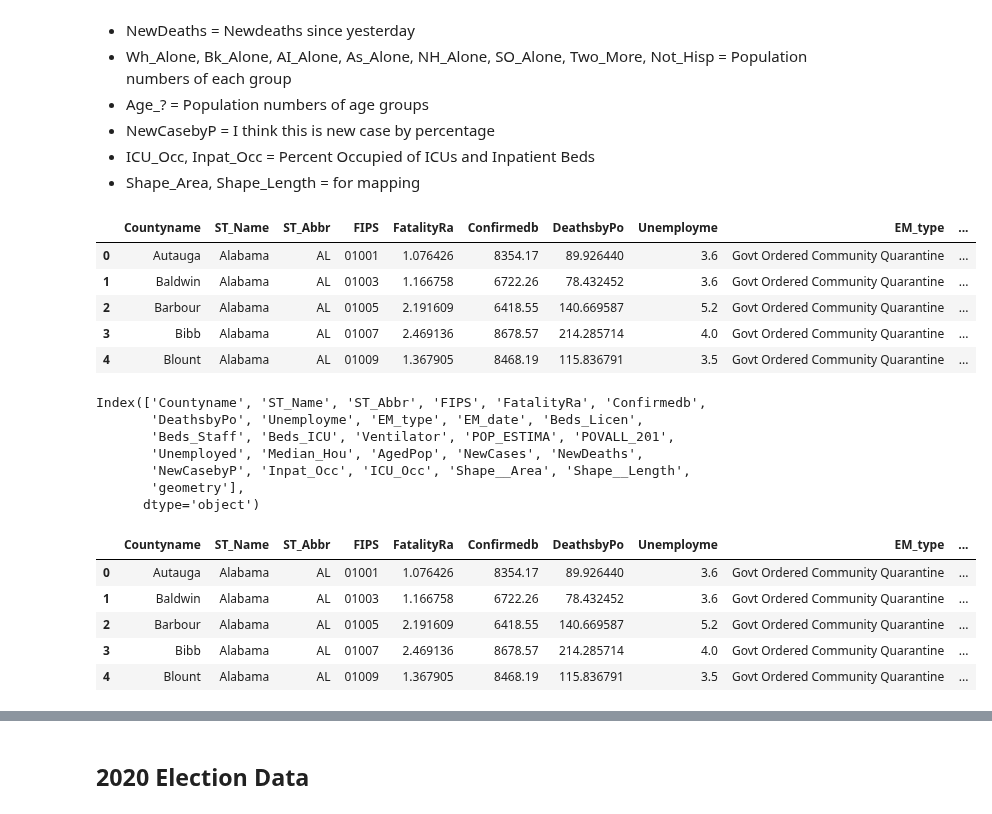
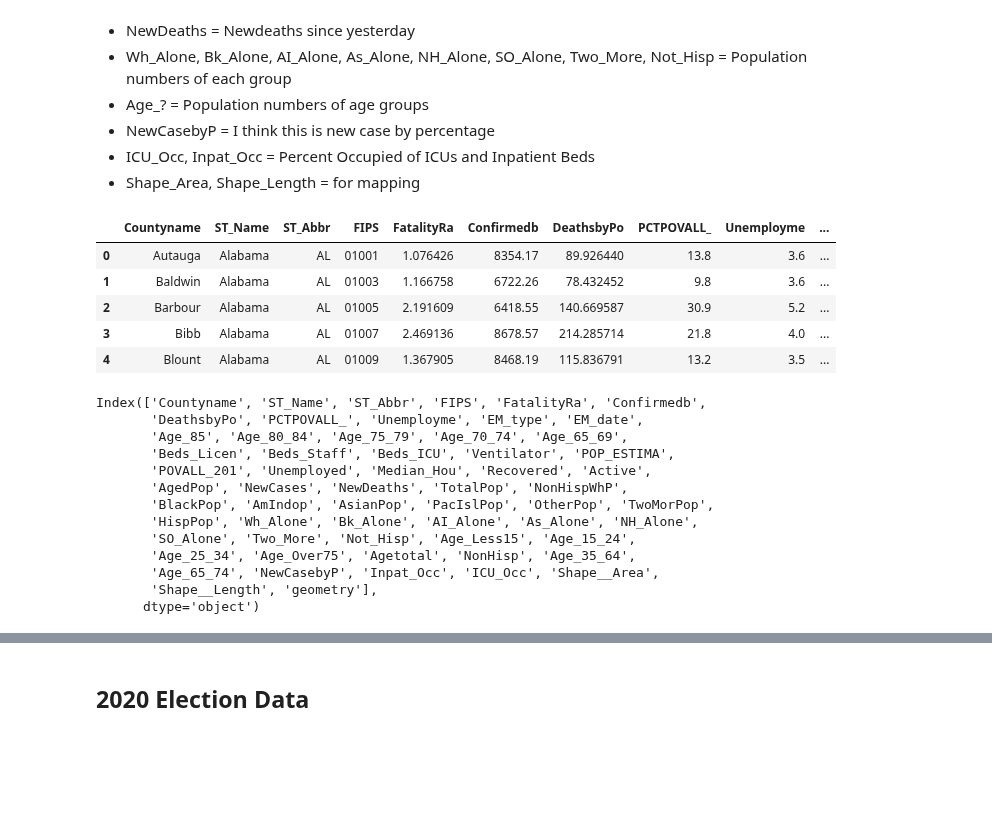
Before and after one commit to datascisteven/The-Masked-Politic, a Jupyter notebook: Phase_3_Project.ipynb, the cells around one changed output, grey strips where cells are left out. Saved outputs shown, nothing was run; the diff lists cells and outputs as text; code cells hidden in the pictures; blank space fills up the shorter version.

```diff
--- a/Phase_3_Project.ipynb
+++ b/Phase_3_Project.ipynb
@@ -197,9 +149,9 @@ This web map created and maintained by the Centers for Civic Impact at the Johns
 
  For more information on Johns Hopkins University’s response to COVID-19, visit the Johns Hopkins Coronavirus Resource Center where our experts help to advance understanding of the virus, inform the public, and brief policymakers in order to guide a response, improve care, and save lives.
 # %%
-data2 = gpd.read_file('https://opendata.arcgis.com/datasets/4cb598ae041348fb92270f102a6783cb_0.geojson')
-print(data2.shape)
-data2.head()
+geo = gpd.read_file('https://opendata.arcgis.com/datasets/4cb598ae041348fb92270f102a6783cb_0.geojson')
+print(geo.shape)
+geo.head()
 # %% [output]
 (3331, 88)
 |  | OBJECTID | Countyname | ST_Name | ST_Abbr | ST_ID | FIPS | FatalityRa | Confirmedb | DeathsbyPo | ... |
@@ -233,48 +185,44 @@ data2.head()
 - NewCasebyP = I think this is new case by percentage
 - ICU_Occ, Inpat_Occ = Percent Occupied of ICUs and Inpatient Beds
 - Shape_Area, Shape_Length = for mapping
+# %%
+# remove all the rows with Unassigned and Out of [State] designations for county name, as well as Puerto Rico
+geo = geo[~geo.Countyname.str.contains("Out of")]
+geo = geo[~geo.Countyname.str.contains("Unassigned")]
+geo = geo[~geo.ST_Name.str.contains("Puerto Rico")]
+geo.drop(geo.tail(7).index, inplace=True)
 # %%
-# remove all the rows with Unassigned and Out of [State] designations for county name, as well as Puerto Rico
-data2 = data2[~data2.Countyname.str.contains("Out of")]
-data2 = data2[~data2.Countyname.str.contains("Unassigned")]
-data2 = data2[~data2.ST_Name.str.contains("Puerto Rico")]
-data2.drop(data2.tail(7).index, inplace=True)
 # remove Day_1 to Day_14 columns, unclear what the days represent
-data2.drop(columns=['Day_1', 'Day_2', 'Day_3', 'Day_4', 'Day_5', 'Day_6', 'Day_7', 'Day_8', 'Day_9', 'Day_10', 'Day_11', 'Day_12', 'Day_13', 'Day_14'], inplace=True)
+geo.drop(columns=['Day_1', 'Day_2', 'Day_3', 'Day_4', 'Day_5', 'Day_6', 'Day_7', 'Day_8', 'Day_9', 'Day_10', 'Day_11', 'Day_12', 'Day_13', 'Day_14'], inplace=True)
 # State level data columns were dropped, as well as any ID and repeated population data
-data2.drop(columns=['OBJECTID', 'ST_ID', 'PCTPOVALL_', 'Med_HH_Inc', 'State_Fata', 'DateChecke', 'url', 'Thumbnail', 'State_Conf', 'State_Deat', 'State_Reco', 'State_Test', 'TotalPop', 'NonHispWhP', 'BlackPop', 'AmIndop', 'PacIslPop', 'OtherPop', 'TwoMorPop', 'HispPop', 'NonHisp', 'AsianPop'], inplace=True)
-data2.drop(columns=['Wh_Alone', 'Bk_Alone', 'AI_Alone', 'As_Alone', 'NH_Alone', 'SO_Alone', 'Two_More', 'Not_Hisp', 'Age_Over75'], inplace=True)
+geo.drop(columns=['OBJECTID', 'ST_ID', 'Med_HH_Inc', 'State_Fata', 'DateChecke', 'url', 'Thumbnail', 'State_Conf', 'State_Deat', 'State_Reco', 'State_Test'], inplace=True)
 # Kept Deaths per
-data2.drop(columns=['Confirmed', 'Deaths'], inplace=True)
-# remove all age category data, as there is not statistical difference between the various age groups above 65
-data2.drop(columns=['Age_85', 'Age_80_84', 'Age_75_79', 'Age_70_74', 'Age_65_69', 'Agetotal', 'Age_Less15', 'Age_15_24', 'Age_25_34', 'Age_35_64', 'Age_65_74'], inplace=True)
-# Columns are mostly empty values and difficult to categorize
-data2.drop(columns=['Recovered', 'Active', 'EM_notes'], inplace=True)
+geo.drop(columns=['Confirmed', 'Deaths', 'EM_notes'], inplace=True)
+# %%
+geo.EM_type = geo.EM_type.replace({'Govt Ordered Community Quarantine': 'CQ', 'Govt Directed Social Distancing': 'SD'})
+geo.EM_date = geo.EM_date.str.extract(r'((\d+)\/(\d{2})\/(\d{4}))')
 # %%
-data2.head()
+geo.head()
 # %% [output]
-|  | Countyname | ST_Name | ST_Abbr | FIPS | FatalityRa | Confirmedb | DeathsbyPo | Unemployme | EM_type | ... |
-| 0 | Autauga | Alabama | AL | 01001 | 1.076426 | 8354.17 | 89.926440 | 3.6 | Govt Ordered Community Quarantine | ... |
-| 1 | Baldwin | Alabama | AL | 01003 | 1.166758 | 6722.26 | 78.432452 | 3.6 | Govt Ordered Community Quarantine | ... |
-| 2 | Barbour | Alabama | AL | 01005 | 2.191609 | 6418.55 | 140.669587 | 5.2 | Govt Ordered Community Quarantine | ... |
-| 3 | Bibb | Alabama | AL | 01007 | 2.469136 | 8678.57 | 214.285714 | 4.0 | Govt Ordered Community Quarantine | ... |
-| 4 | Blount | Alabama | AL | 01009 | 1.367905 | 8468.19 | 115.836791 | 3.5 | Govt Ordered Community Quarantine | ... |
+|  | Countyname | ST_Name | ST_Abbr | FIPS | FatalityRa | Confirmedb | DeathsbyPo | PCTPOVALL_ | Unemployme | ... |
+| 0 | Autauga | Alabama | AL | 01001 | 1.076426 | 8354.17 | 89.926440 | 13.8 | 3.6 | ... |
+| 1 | Baldwin | Alabama | AL | 01003 | 1.166758 | 6722.26 | 78.432452 | 9.8 | 3.6 | ... |
+| 2 | Barbour | Alabama | AL | 01005 | 2.191609 | 6418.55 | 140.669587 | 30.9 | 5.2 | ... |
+| 3 | Bibb | Alabama | AL | 01007 | 2.469136 | 8678.57 | 214.285714 | 21.8 | 4.0 | ... |
+| 4 | Blount | Alabama | AL | 01009 | 1.367905 | 8468.19 | 115.836791 | 13.2 | 3.5 | ... |
 # %%
-data2.columns
+geo.columns
 # %% [output]
 Index(['Countyname', 'ST_Name', 'ST_Abbr', 'FIPS', 'FatalityRa', 'Confirmedb',
-       'DeathsbyPo', 'Unemployme', 'EM_type', 'EM_date', 'Beds_Licen',
-       'Beds_Staff', 'Beds_ICU', 'Ventilator', 'POP_ESTIMA', 'POVALL_201',
-       'Unemployed', 'Median_Hou', 'AgedPop', 'NewCases', 'NewDeaths',
-       'NewCasebyP', 'Inpat_Occ', 'ICU_Occ', 'Shape__Area', 'Shape__Length',
-       'geometry'],
+       'DeathsbyPo', 'PCTPOVALL_', 'Unemployme', 'EM_type', 'EM_date',
+       'Age_85', 'Age_80_84', 'Age_75_79', 'Age_70_74', 'Age_65_69',
+       'Beds_Licen', 'Beds_Staff', 'Beds_ICU', 'Ventilator', 'POP_ESTIMA',
+       'POVALL_201', 'Unemployed', 'Median_Hou', 'Recovered', 'Active',
+       'AgedPop', 'NewCases', 'NewDeaths', 'TotalPop', 'NonHispWhP',
+       'BlackPop', 'AmIndop', 'AsianPop', 'PacIslPop', 'OtherPop', 'TwoMorPop',
+       'HispPop', 'Wh_Alone', 'Bk_Alone', 'AI_Alone', 'As_Alone', 'NH_Alone',
+       'SO_Alone', 'Two_More', 'Not_Hisp', 'Age_Less15', 'Age_15_24',
+       'Age_25_34', 'Age_Over75', 'Agetotal', 'NonHisp', 'Age_35_64',
+       'Age_65_74', 'NewCasebyP', 'Inpat_Occ', 'ICU_Occ', 'Shape__Area',
+       'Shape__Length', 'geometry'],
       dtype='object')
-# %%
-data2.head()
-# %% [output]
-|  | Countyname | ST_Name | ST_Abbr | FIPS | FatalityRa | Confirmedb | DeathsbyPo | Unemployme | EM_type | ... |
-| 0 | Autauga | Alabama | AL | 01001 | 1.076426 | 8354.17 | 89.926440 | 3.6 | Govt Ordered Community Quarantine | ... |
-| 1 | Baldwin | Alabama | AL | 01003 | 1.166758 | 6722.26 | 78.432452 | 3.6 | Govt Ordered Community Quarantine | ... |
-| 2 | Barbour | Alabama | AL | 01005 | 2.191609 | 6418.55 | 140.669587 | 5.2 | Govt Ordered Community Quarantine | ... |
-| 3 | Bibb | Alabama | AL | 01007 | 2.469136 | 8678.57 | 214.285714 | 4.0 | Govt Ordered Community Quarantine | ... |
-| 4 | Blount | Alabama | AL | 01009 | 1.367905 | 8468.19 | 115.836791 | 3.5 | Govt Ordered Community Quarantine | ... |
```
Also changed, not shown: parts of 31 cells of this notebook, 9 other files.
